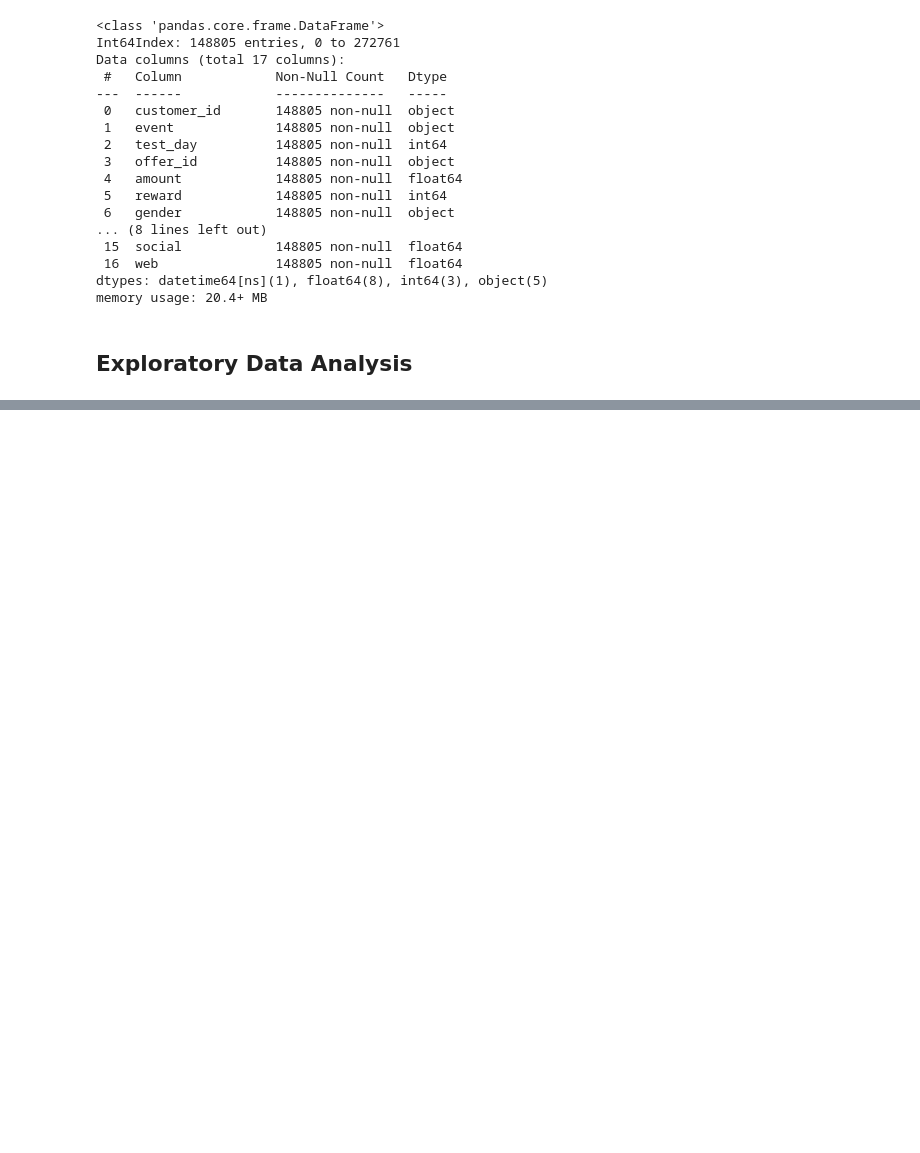
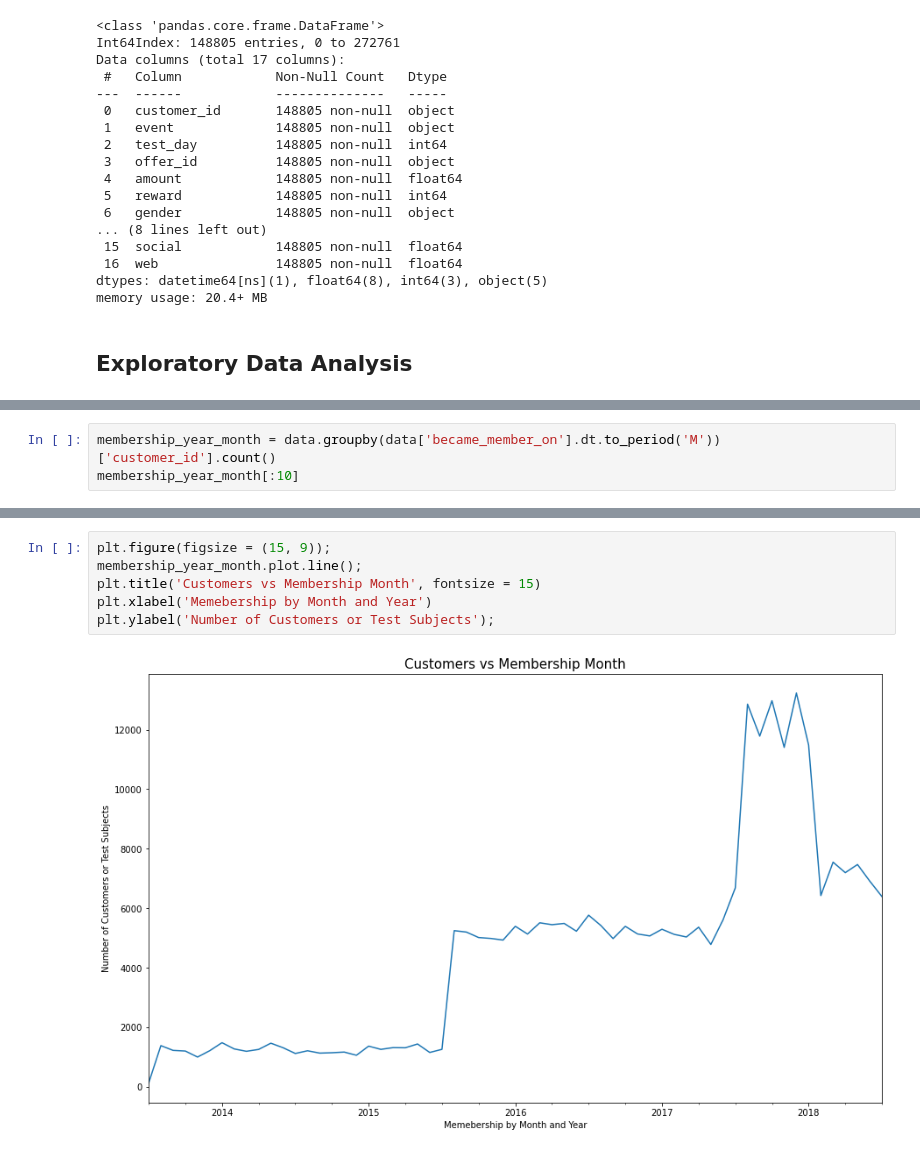
Before and after one commit to Shuniy/starbucks, a Jupyter notebook: Starbucks_Data_Analysis.ipynb, the cells around one changed output, grey strips where cells are left out. Drawn from its saved outputs; the diff is of its cells as text; blank space fills up the shorter version.

```diff
--- a/Starbucks_Data_Analysis.ipynb
+++ b/Starbucks_Data_Analysis.ipynb
@@ -181,0 +220,3 @@ memory usage: 20.4+ MB
+# %%
+membership_year_month = data.groupby(data['became_member_on'].dt.to_period('M'))['customer_id'].count()
+membership_year_month[:10]
@@ -181,0 +236,8 @@ memory usage: 20.4+ MB
+# %%
+plt.figure(figsize = (15, 9));
+membership_year_month.plot.line();
+plt.title('Customers vs Membership Month', fontsize = 15)
+plt.xlabel('Memebership by Month and Year')
+plt.ylabel('Number of Customers or Test Subjects');
+# %% [output]
+[figure, added]
```
Also changed, not shown: parts of 18 cells of this notebook, 7 other files.
